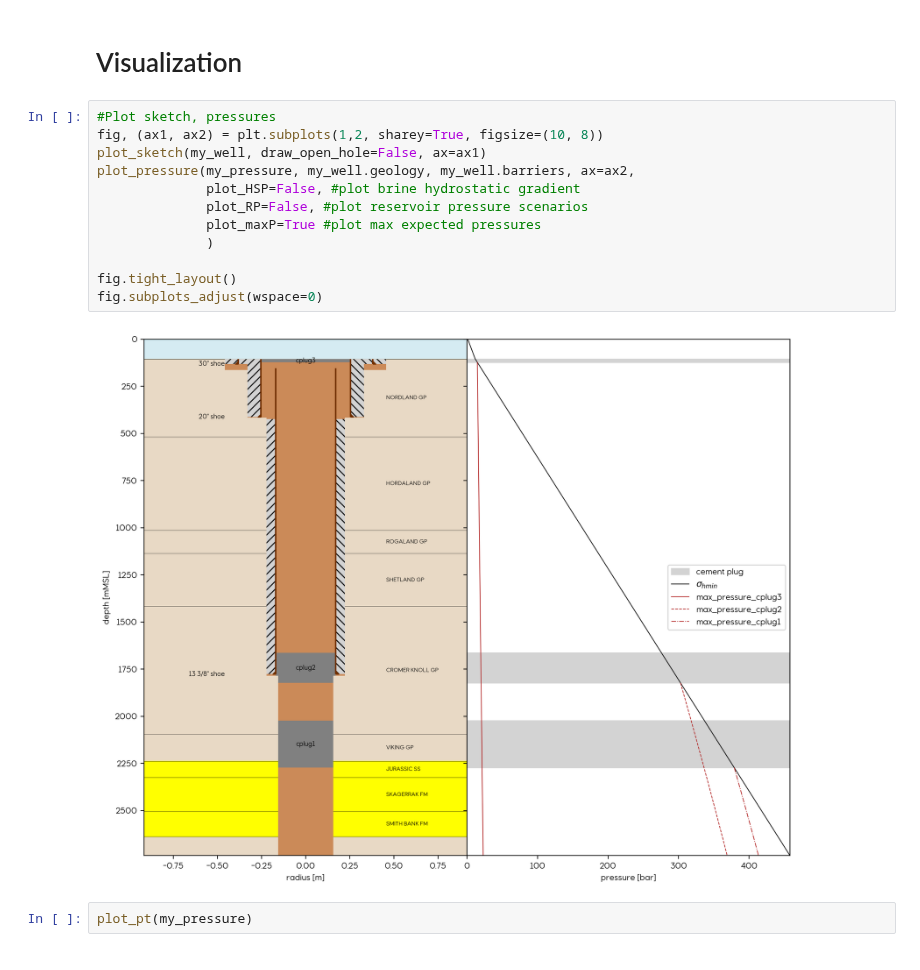
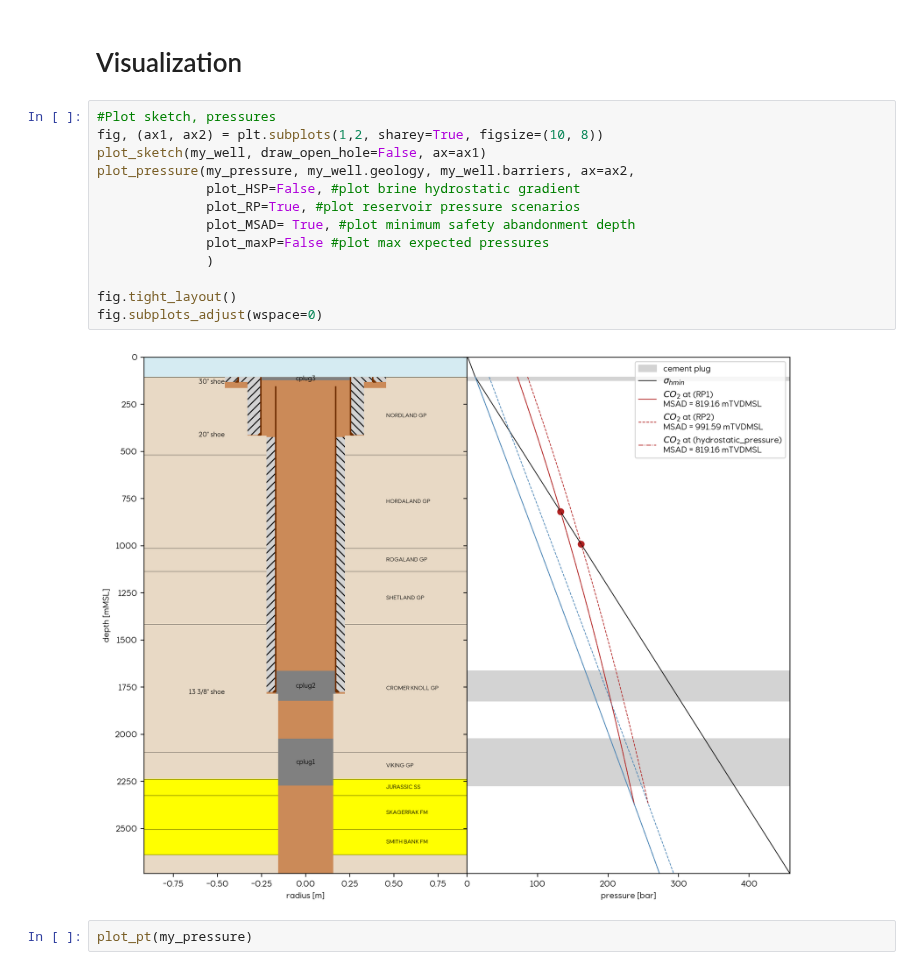
Before and after one commit to equinor/WINC_OnePager, a Jupyter notebook: notebooks/Pressure-WellClass.ipynb, the cells around one changed output. Saved outputs shown, nothing was run; the diff lists cells and outputs as text.

```diff
--- a/notebooks/Pressure-WellClass.ipynb
+++ b/notebooks/Pressure-WellClass.ipynb
@@ -157,17 +155,18 @@ Lines do not intersect
 # %%
 #Plot sketch, pressures
 fig, (ax1, ax2) = plt.subplots(1,2, sharey=True, figsize=(10, 8))
 plot_sketch(my_well, draw_open_hole=False, ax=ax1)
 plot_pressure(my_pressure, my_well.geology, my_well.barriers, ax=ax2,
               plot_HSP=False, #plot brine hydrostatic gradient
-              plot_RP=False, #plot reservoir pressure scenarios
-              plot_maxP=True #plot max expected pressures
+              plot_RP=True, #plot reservoir pressure scenarios
+              plot_MSAD= True, #plot minimum safety abandonment depth
+              plot_maxP=False #plot max expected pressures
               )
 
 fig.tight_layout()
 fig.subplots_adjust(wspace=0)
 # %% [output]
-[figure, old version]
+[figure, new version]
 # %%
 plot_pt(my_pressure)
 # %% [output]
```
Also changed, not shown: parts of 1 cell of this notebook.
